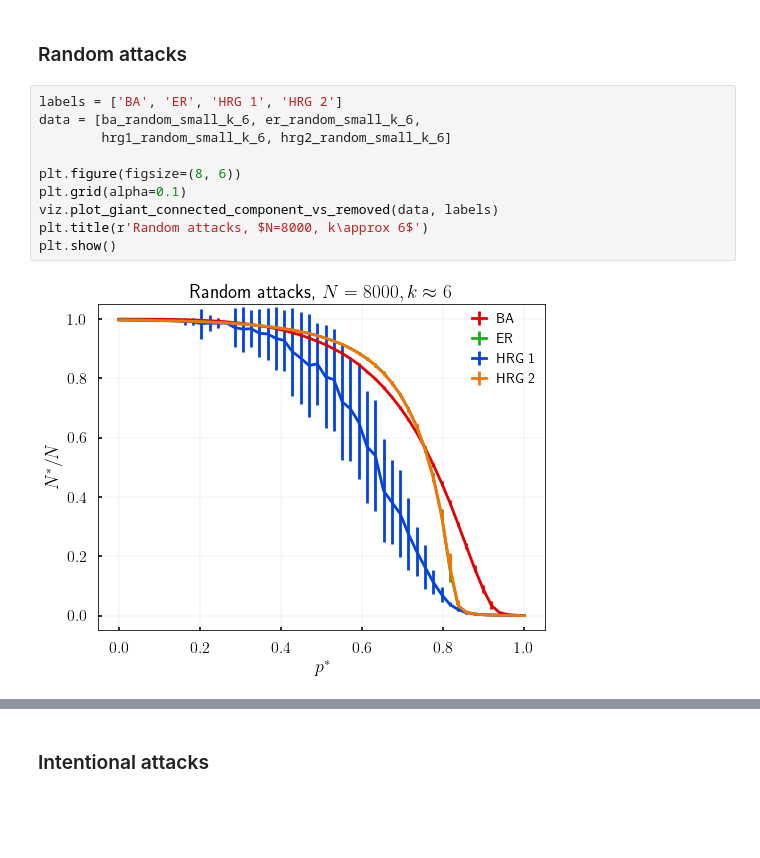
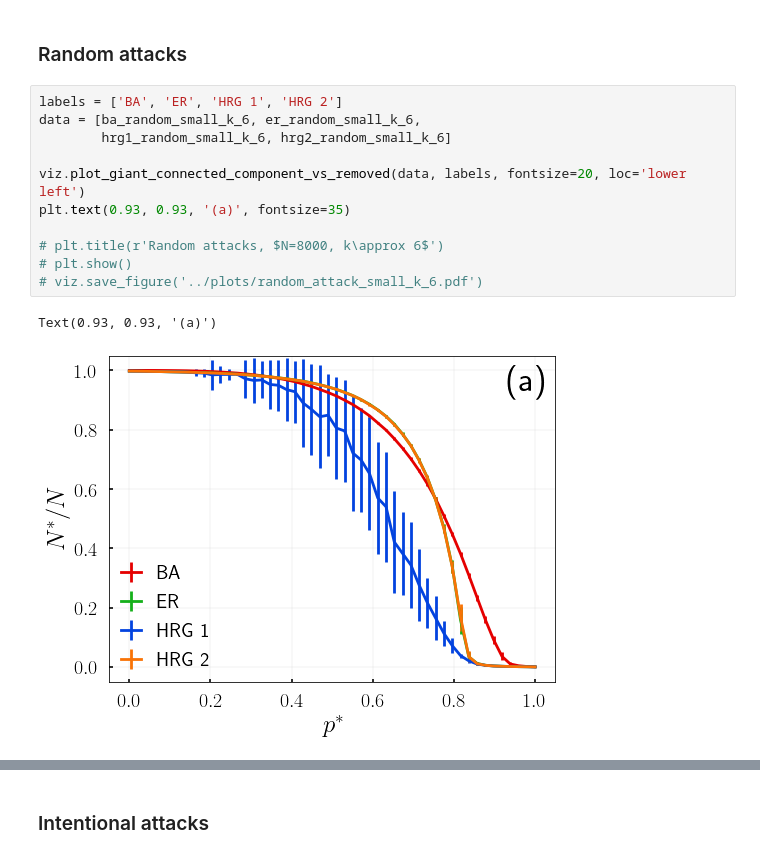
Before and after one commit to robertjankowski/attacks-on-hierarchical-networks, a Jupyter notebook: notebooks/attacks_on_hrg_results.ipynb, the cells around one changed output, grey strips where cells are left out. Drawn from its saved outputs; the diff is of its cells as text; blank space fills up the shorter version.

Commit message:
finished k=6, prepare plots for report

```diff
--- a/notebooks/attacks_on_hrg_results.ipynb
+++ b/notebooks/attacks_on_hrg_results.ipynb
@@ -38,15 +38,17 @@ hrg_random_small_k_2 = pd.read_csv('../output/k=2/random_attack_edge_HRG_1_N=800
 # %%
 labels = ['BA', 'ER', 'HRG 1', 'HRG 2']
 data = [ba_random_small_k_6, er_random_small_k_6,
         hrg1_random_small_k_6, hrg2_random_small_k_6]
 
-plt.figure(figsize=(8, 6))
-plt.grid(alpha=0.1)
-viz.plot_giant_connected_component_vs_removed(data, labels)
-plt.title(r'Random attacks, $N=8000, k\approx 6$')
-plt.show()
+viz.plot_giant_connected_component_vs_removed(data, labels, fontsize=20, loc='lower left')
+plt.text(0.93, 0.93, '(a)', fontsize=35)
+
+# plt.title(r'Random attacks, $N=8000, k\approx 6$')
+# plt.show()
+# viz.save_figure('../plots/random_attack_small_k_6.pdf')
 # %% [output]
+Text(0.93, 0.93, '(a)')
-[figure, old version]
+[figure, new version]
 # %%
 labels = ['BA', 'ER', 'HRG 1', 'HRG 2']
 data = [ba_random_large_k_6, er_random_large_k_6,
```
Also changed, not shown: parts of 8 cells of this notebook, 15 other files.
